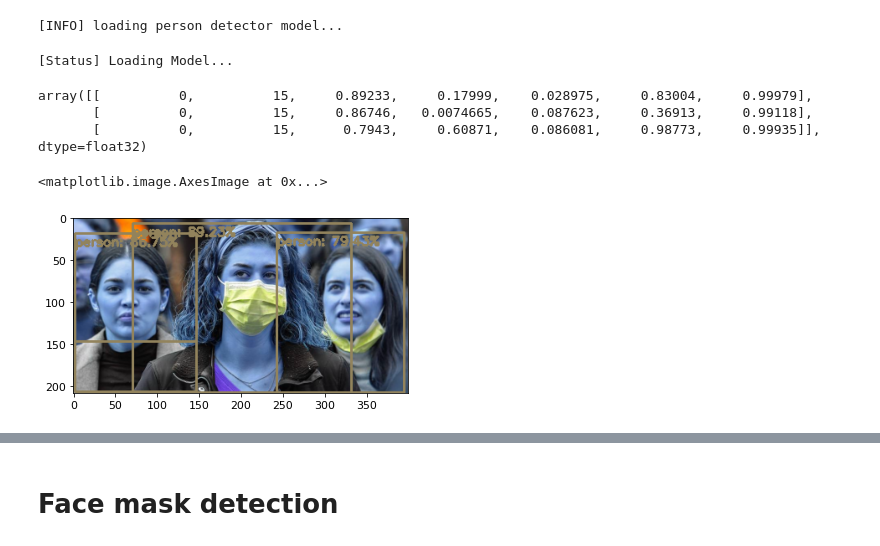
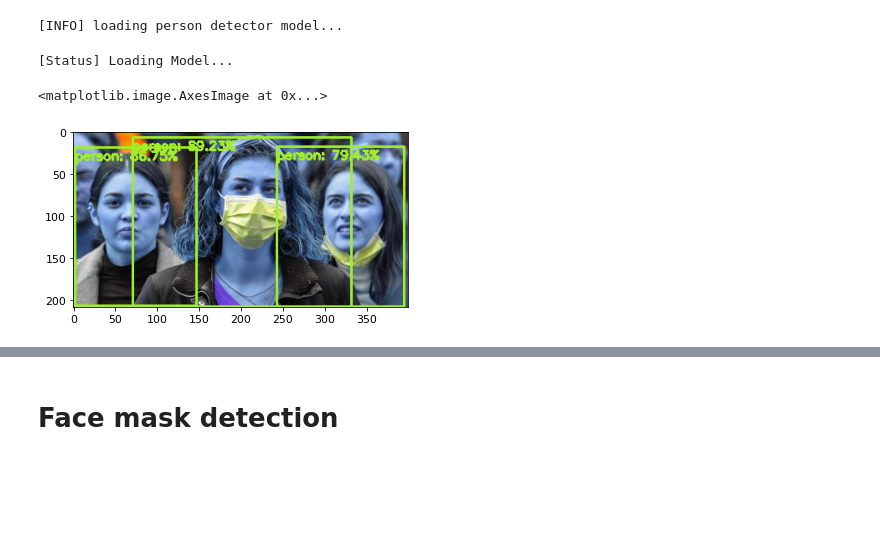
Before and after one commit to jejobueno/YOLOv5-Social-Distancing, a Jupyter notebook: SOCIAL DISTANCING + FACE MASK DETECTION.ipynb, the cells around one changed output, grey strips where cells are left out. Drawn from its saved outputs; the diff is of its cells as text; code cells hidden in the pictures; blank space fills up the shorter version.

```diff
--- a/SOCIAL DISTANCING + FACE MASK DETECTION.ipynb
+++ b/SOCIAL DISTANCING + FACE MASK DETECTION.ipynb
@@ -95,45 +95,37 @@ blob = cv2.dnn.blobFromImage(cv2.resize(img, (300, 300)),
 #Passing Blob through network to detect and predict
 nn.setInput(blob)
 detections = nn.forward()
-
-
-detections = np.array([detection for detection in detections[0][0] if sum(detection) !=0])
-
-detections
 # %% [output]
 [Status] Loading Model...
-array([[          0,          15,     0.89233,     0.17999,    0.028975,     0.83004,     0.99979],
-       [          0,          15,     0.86746,   0.0074665,    0.087623,     0.36913,     0.99118],
-       [          0,          15,      0.7943,     0.60871,    0.086081,     0.98773,     0.99935]], dtype=float32)
 # %%
 #Loop over the detections
-for i in np.arange(0, detections.shape[0]):
+for i in np.arange(0, detections.shape[2]):
 
 #Extracting the confidence of predictions
-    confidence = detections[i, 2]
+    confidence = detections[0, 0, i, 2]
 
     #Filtering out weak predictions
     if confidence > 0.7:
 
         #Extracting the index of the labels from the detection
         #Computing the (x,y) - coordinates of the bounding box
-        idx = int(detections[i, 1])
+        idx = int(detections[0, 0, i, 1])
 
         #Extracting bounding box coordinates
-        box = detections[i, 3:7] * np.array([w, h, w, h])
-        (xmin, ymin, xmax, ymax) = box.astype("int")
+        box = detections[0, 0, i, 3:7] * np.array([w, h, w, h])
+        (startX, startY, endX, endY) = box.astype("int")
 
         #Drawing the prediction and bounding box
         label = "{}: {:.2f}%".format(labels[idx], confidence * 100)
-        cv2.rectangle(img, (xmin, ymin), (xmax, xmax), colors[idx], 2)
+        cv2.rectangle(img, (startX, startY), (endX, endY), colors[idx], 2)
 
-        y = ymin - 15 if ymin - 15 > 15 else ymin + 15
-        cv2.putText(img, label, (xmin, y),cv2.FONT_HERSHEY_SIMPLEX, 0.5, colors[idx], 2)
+        y = startY - 15 if startY - 15 > 15 else startY + 15
+        cv2.putText(img, label, (startX, y),cv2.FONT_HERSHEY_SIMPLEX, 0.5, colors[idx], 2)
 
 plt.imshow(img)
 # %% [output]
 <matplotlib.image.AxesImage at 0x...>
-[figure, old version]
+[figure, new version]
 # %%
 #Initialize Video Stream
 print('[Status] Starting Video Stream...')
```
Also changed, not shown: parts of 8 cells of this notebook.
